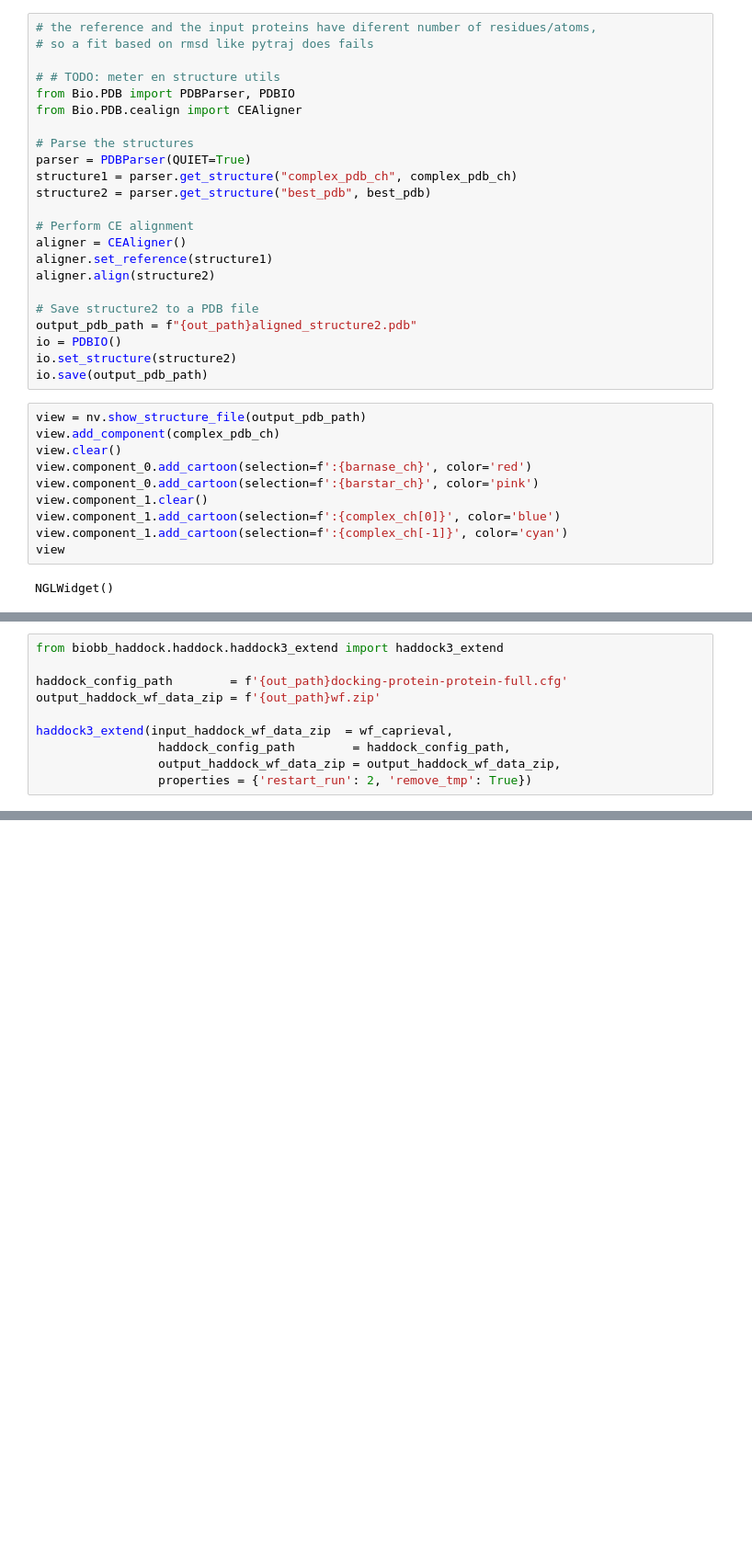
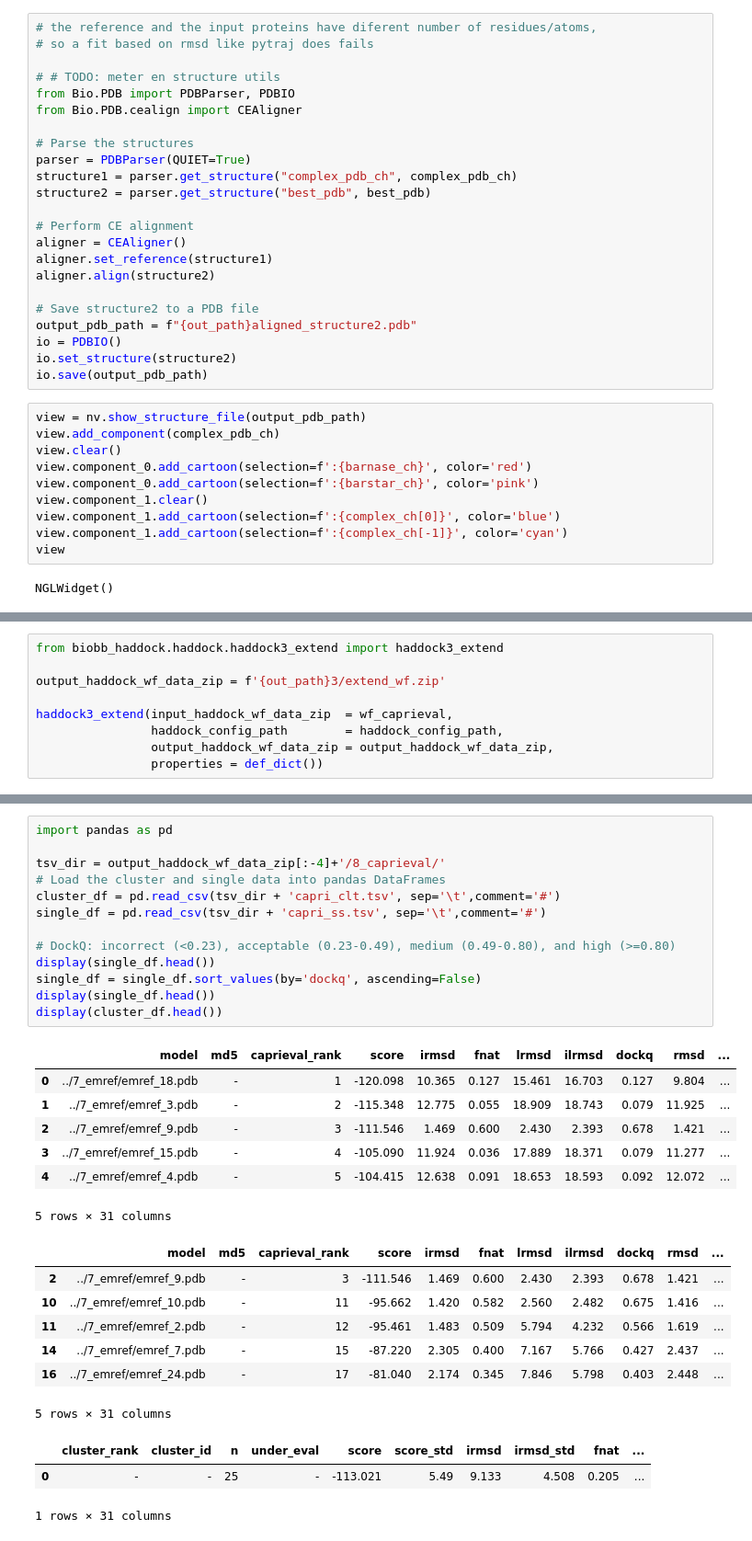
Before and after one commit to RubenChM/biobb_wf_haddock, a Jupyter notebook: biobb_haddock.ipynb, the cells around one changed output, grey strips where cells are left out. Shown at 92% size. Saved outputs shown, nothing was run; the diff lists cells and outputs as text; blank space fills up the shorter version.

```diff
--- a/biobb_haddock.ipynb
+++ b/biobb_haddock.ipynb
@@ -1120,11 +1145,10 @@ reference_fname = "/home/rchaves/repo/ab_design/biobb_wf/barnase_barstar/1BRS_ch
 # %%
 from biobb_haddock.haddock.haddock3_extend import haddock3_extend
 
-haddock_config_path        = f'{out_path}docking-protein-protein-full.cfg'
-output_haddock_wf_data_zip = f'{out_path}wf.zip'
+output_haddock_wf_data_zip = f'{out_path}3/extend_wf.zip'
 
 haddock3_extend(input_haddock_wf_data_zip  = wf_caprieval,
-                 haddock_config_path        = haddock_config_path,
-                 output_haddock_wf_data_zip = output_haddock_wf_data_zip,
-                 properties = {'restart_run': 2, 'remove_tmp': True})
+                haddock_config_path        = haddock_config_path,
+                output_haddock_wf_data_zip = output_haddock_wf_data_zip,
+                properties = def_dict())
 # %% [output]
@@ -1153,0 +1196,31 @@ haddock3_extend(input_haddock_wf_data_zip  = wf_caprieval,
+# %%
+import pandas as pd
+
+tsv_dir = output_haddock_wf_data_zip[:-4]+'/8_caprieval/'
+# Load the cluster and single data into pandas DataFrames
+cluster_df = pd.read_csv(tsv_dir + 'capri_clt.tsv', sep='\t',comment='#')
+single_df = pd.read_csv(tsv_dir + 'capri_ss.tsv', sep='\t',comment='#')
+
+# DockQ: incorrect (<0.23), acceptable (0.23-0.49), medium (0.49-0.80), and high (>=0.80)
+display(single_df.head())
+single_df = single_df.sort_values(by='dockq', ascending=False)
+display(single_df.head())
+display(cluster_df.head())
+# %% [output]
+|  | model | md5 | caprieval_rank | score | irmsd | fnat | lrmsd | ilrmsd | dockq | rmsd | ... |
+| 0 | ../7_emref/emref_18.pdb | - | 1 | -120.098 | 10.365 | 0.127 | 15.461 | 16.703 | 0.127 | 9.804 | ... |
+| 1 | ../7_emref/emref_3.pdb | - | 2 | -115.348 | 12.775 | 0.055 | 18.909 | 18.743 | 0.079 | 11.925 | ... |
+| 2 | ../7_emref/emref_9.pdb | - | 3 | -111.546 | 1.469 | 0.600 | 2.430 | 2.393 | 0.678 | 1.421 | ... |
+| 3 | ../7_emref/emref_15.pdb | - | 4 | -105.090 | 11.924 | 0.036 | 17.889 | 18.371 | 0.079 | 11.277 | ... |
+| 4 | ../7_emref/emref_4.pdb | - | 5 | -104.415 | 12.638 | 0.091 | 18.653 | 18.593 | 0.092 | 12.072 | ... |
+5 rows × 31 columns
+|  | model | md5 | caprieval_rank | score | irmsd | fnat | lrmsd | ilrmsd | dockq | rmsd | ... |
+| 2 | ../7_emref/emref_9.pdb | - | 3 | -111.546 | 1.469 | 0.600 | 2.430 | 2.393 | 0.678 | 1.421 | ... |
+| 10 | ../7_emref/emref_10.pdb | - | 11 | -95.662 | 1.420 | 0.582 | 2.560 | 2.482 | 0.675 | 1.416 | ... |
+| 11 | ../7_emref/emref_2.pdb | - | 12 | -95.461 | 1.483 | 0.509 | 5.794 | 4.232 | 0.566 | 1.619 | ... |
+| 14 | ../7_emref/emref_7.pdb | - | 15 | -87.220 | 2.305 | 0.400 | 7.167 | 5.766 | 0.427 | 2.437 | ... |
+| 16 | ../7_emref/emref_24.pdb | - | 17 | -81.040 | 2.174 | 0.345 | 7.846 | 5.798 | 0.403 | 2.448 | ... |
+5 rows × 31 columns
+|  | cluster_rank | cluster_id | n | under_eval | score | score_std | irmsd | irmsd_std | fnat | ... |
+| 0 | - | - | 25 | - | -113.021 | 5.49 | 9.133 | 4.508 | 0.205 | ... |
+1 rows × 31 columns
```
Also changed, not shown: parts of 77 cells of this notebook, 3 other files.
